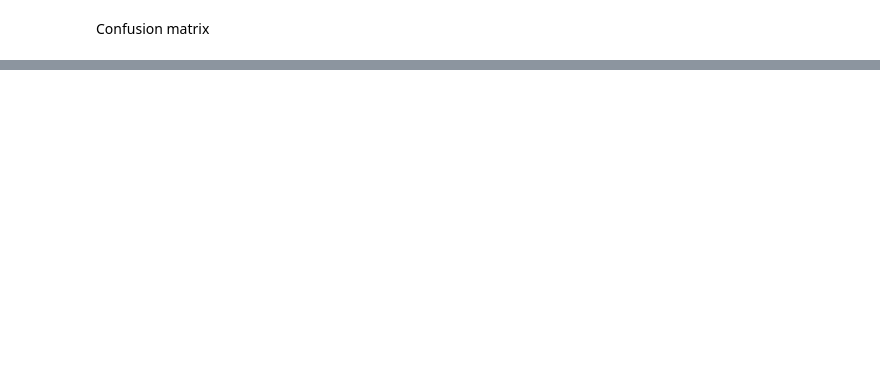
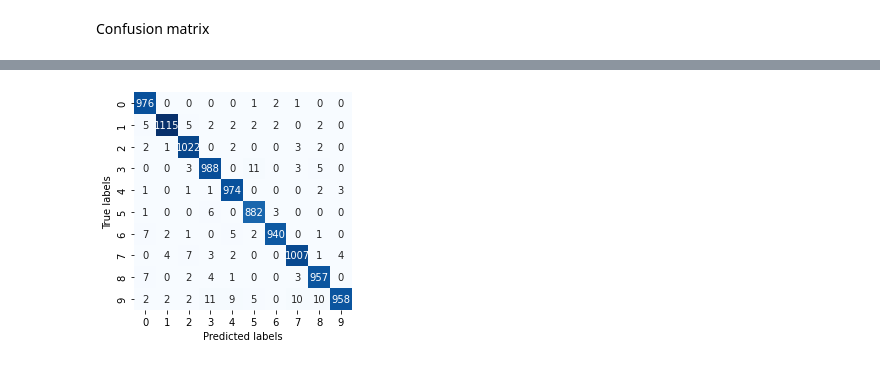
Before and after one commit to jojoc4/MachLe, a Jupyter notebook: 2021_MachLe_notebooks/MLP_from_HOG.ipynb, the cells around one changed output, grey strips where cells are left out. Cells and saved outputs as stored; diff of their text form; code cells hidden in the pictures; blank space fills up the shorter version.

```diff
--- a/2021_MachLe_notebooks/MLP_from_HOG.ipynb
+++ b/2021_MachLe_notebooks/MLP_from_HOG.ipynb
@@ -172,0 +201,20 @@ array([[ 965,    0,    1,    0,    0,    2,    6,    3,    2,    1],
+# %%
+%pip install seaborn --upgrade
+import seaborn as sns
+def plot_confusion_matrix(y_true, y_pred):
+    unique_labels = np.unique(y_true)
+    cm = me.confusion_matrix(y_true, y_pred)
+
+    sns.heatmap(
+        cm, annot=True, fmt='g',
+        xticklabels=unique_labels, yticklabels=unique_labels,
+        square=True, cbar=False,
+        cmap="Blues"
+    )
+    pl.xlabel("Predicted labels")
+    pl.ylabel("True labels")
+
+    pl.show()
+
+plot_confusion_matrix(y_test, pred)
+# %% [output]
@@ -172,0 +234 @@ array([[ 965,    0,    1,    0,    0,    2,    6,    3,    2,    1],
+[figure, added]
```
Also changed, not shown: parts of 6 cells of this notebook, 2 other files.
